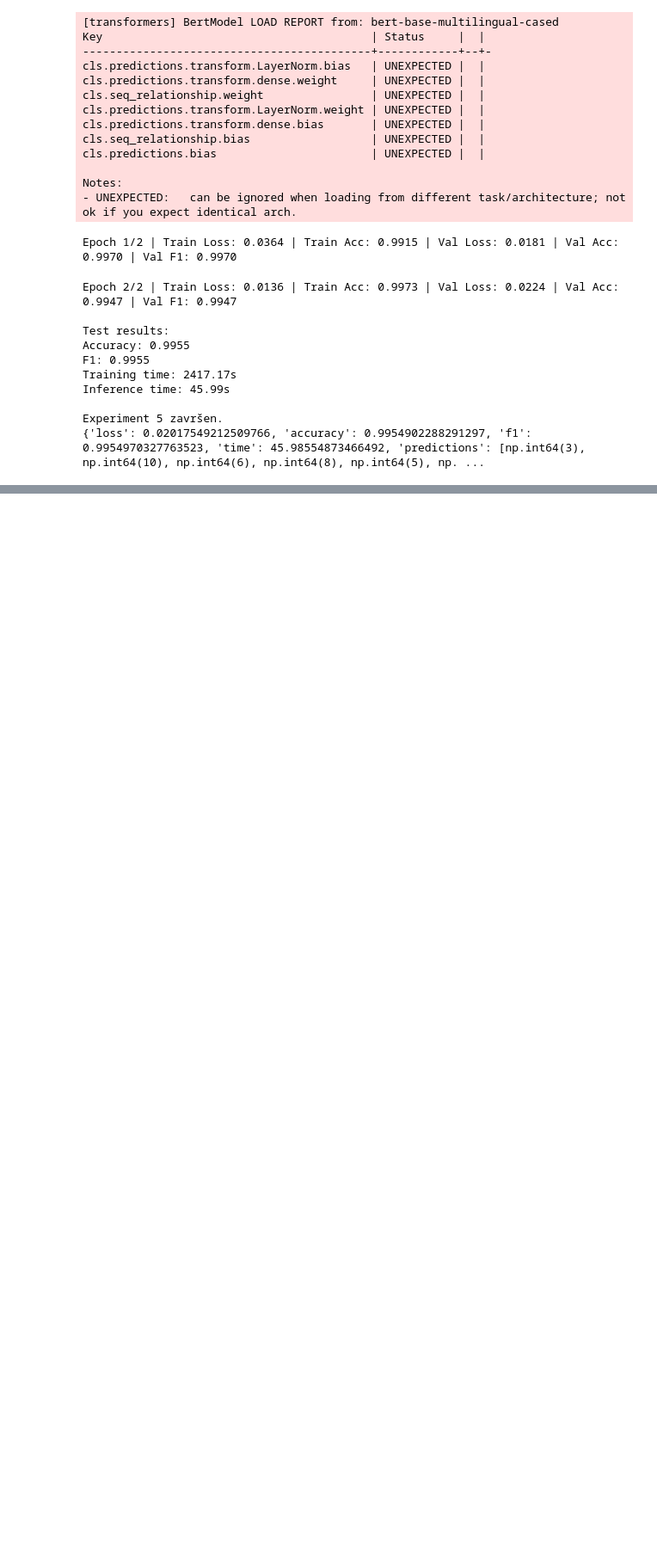
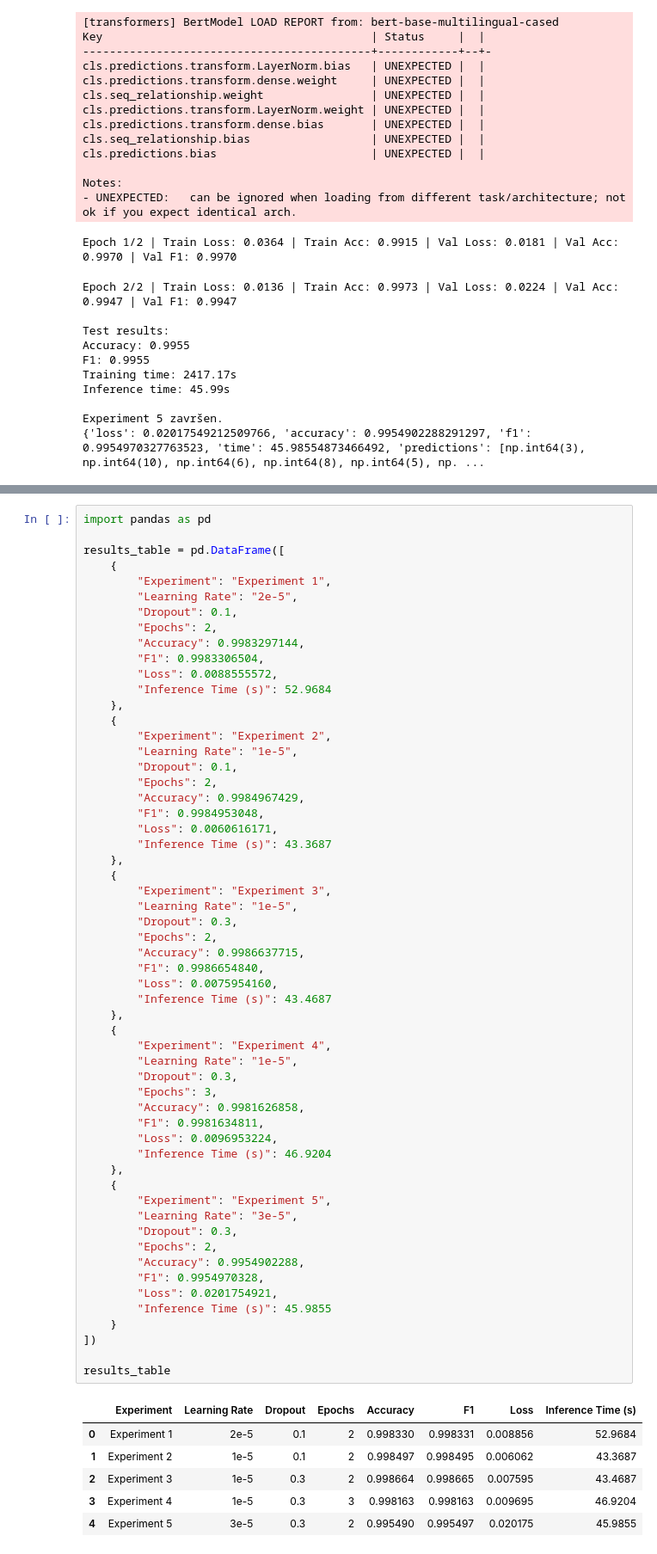
Before and after one commit to minadjordjevic/Language-Classification, a Jupyter notebook: language_classification.ipynb, the cells around one changed output, grey strips where cells are left out. Shown at 86% size. Drawn from its saved outputs; the diff is of its cells as text; blank space fills up the shorter version.

Commit message:
experiments table

```diff
--- a/language_classification.ipynb
+++ b/language_classification.ipynb
@@ -2095,0 +2127,64 @@ Experiment 5 završen.
+# %%
+import pandas as pd
+
+results_table = pd.DataFrame([
+    {
+        "Experiment": "Experiment 1",
+        "Learning Rate": "2e-5",
+        "Dropout": 0.1,
+        "Epochs": 2,
+        "Accuracy": 0.9983297144,
+        "F1": 0.9983306504,
+        "Loss": 0.0088555572,
+        "Inference Time (s)": 52.9684
+    },
+    {
+        "Experiment": "Experiment 2",
+        "Learning Rate": "1e-5",
+        "Dropout": 0.1,
+        "Epochs": 2,
+        "Accuracy": 0.9984967429,
+        "F1": 0.9984953048,
+        "Loss": 0.0060616171,
+        "Inference Time (s)": 43.3687
+    },
+    {
+        "Experiment": "Experiment 3",
+        "Learning Rate": "1e-5",
+        "Dropout": 0.3,
+        "Epochs": 2,
+        "Accuracy": 0.9986637715,
+        "F1": 0.9986654840,
+        "Loss": 0.0075954160,
+        "Inference Time (s)": 43.4687
+    },
+    {
+        "Experiment": "Experiment 4",
+        "Learning Rate": "1e-5",
+        "Dropout": 0.3,
+        "Epochs": 3,
+        "Accuracy": 0.9981626858,
+        "F1": 0.9981634811,
+        "Loss": 0.0096953224,
+        "Inference Time (s)": 46.9204
+    },
+    {
+        "Experiment": "Experiment 5",
+        "Learning Rate": "3e-5",
+        "Dropout": 0.3,
+        "Epochs": 2,
+        "Accuracy": 0.9954902288,
+        "F1": 0.9954970328,
+        "Loss": 0.0201754921,
+        "Inference Time (s)": 45.9855
+    }
+])
+
+results_table
+# %% [output]
+|  | Experiment | Learning Rate | Dropout | Epochs | Accuracy | F1 | Loss | Inference Time (s) |
+| 0 | Experiment 1 | 2e-5 | 0.1 | 2 | 0.998330 | 0.998331 | 0.008856 | 52.9684 |
+| 1 | Experiment 2 | 1e-5 | 0.1 | 2 | 0.998497 | 0.998495 | 0.006062 | 43.3687 |
+| 2 | Experiment 3 | 1e-5 | 0.3 | 2 | 0.998664 | 0.998665 | 0.007595 | 43.4687 |
+| 3 | Experiment 4 | 1e-5 | 0.3 | 3 | 0.998163 | 0.998163 | 0.009695 | 46.9204 |
+| 4 | Experiment 5 | 3e-5 | 0.3 | 2 | 0.995490 | 0.995497 | 0.020175 | 45.9855 |
```
Also changed, not shown: parts of 1 cell of this notebook.
